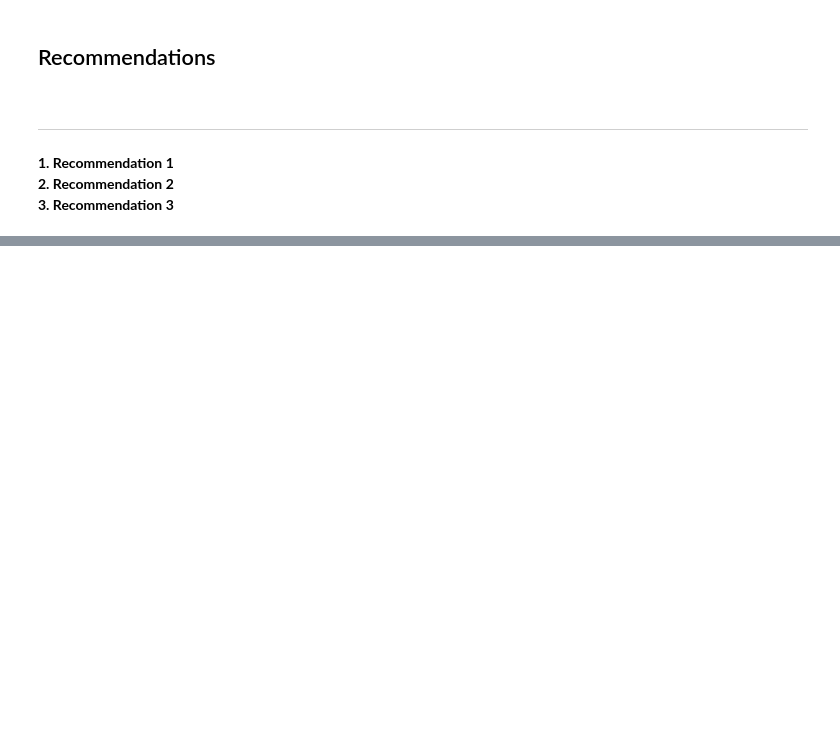
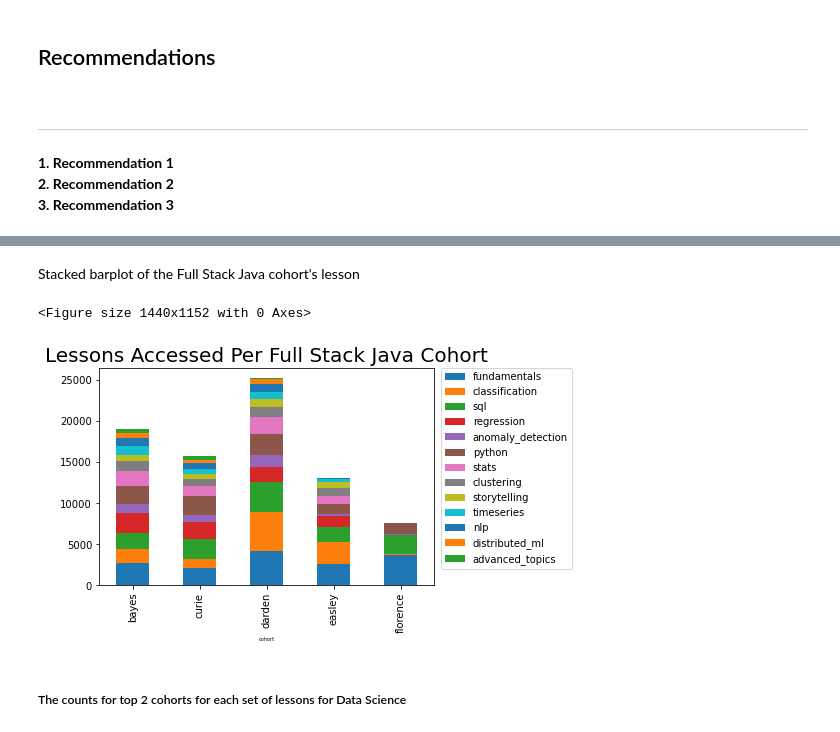
Before and after one commit to bowen-lindsey-shiben-turner/anamoly-detection, a Jupyter notebook: group_final_notebook-checkpoint.ipynb, the cells around one changed output, grey strips where cells are left out. Saved outputs shown, nothing was run; the diff lists cells and outputs as text; code cells hidden in the pictures; blank space fills up the shorter version.

Commit message:
Added latest jason_mvp, updated group_final nb from mvp, added function comment to top of prepare.py file

```diff
--- a/group_final_notebook-checkpoint.ipynb
+++ b/group_final_notebook-checkpoint.ipynb
@@ -643,0 +1414,5 @@ Front end programming sample size is `too small` to properly define as having a
+# %%
+# groups the 'cohort' column by the number of corresponding values in the
+# 'path' column in descending order
+q2_ds_advanced_topics_groupby = q2_ds_advanced_topics.groupby('cohort')['path'].count()
+q2_ds_advanced_topics_groupby
@@ -643,0 +1427,3 @@ Front end programming sample size is `too small` to properly define as having a
+# %%
+# assigns name to series
+q2_ds_advanced_topics_groupby.name = 'advanced_topics'
@@ -643,0 +1665,10 @@ Front end programming sample size is `too small` to properly define as having a
+# %%
+# list of names of ds series groupbys
+q2_ds_lesson_dfs_groupby = [q2_ds_fundamentals_groupby, q2_ds_classification_groupby, q2_ds_sql_groupby,
+                    q2_ds_regression_groupby, q2_ds_anomaly_detection_groupby, q2_ds_python_groupby,
+                    q2_ds_stats_groupby, q2_ds_clustering_groupby, q2_ds_storytelling_groupby,
+                    q2_ds_timeseries_groupby, q2_ds_nlp_groupby, q2_ds_distributed_ml_groupby,
+                    q2_ds_advanced_topics_groupby]
+# %%
+q2_ds_combined_lessons = pd.concat(q2_ds_lesson_dfs_groupby, axis=1)
+q2_ds_combined_lessons
@@ -643,0 +1683,15 @@ Front end programming sample size is `too small` to properly define as having a
+# %% [markdown]
+Stacked barplot of the Full Stack Java cohort's lesson
+# %%
+# Plots a barplot of number of entries for all Full Stack Java cohorts
+plt.figure(figsize=(20, 16))
+q2_ds_combined_lessons.plot.bar(stacked=True)
+plt.legend(bbox_to_anchor=(1.02, 1), loc='upper left', borderaxespad=0)
+plt.xticks(rotation = 90)
+plt.title("Lessons Accessed Per Full Stack Java Cohort")
+plt.show()
+# %% [output]
+<Figure size 1440x1152 with 0 Axes>
+[figure, added]
+# %% [markdown]
+##### The counts for top 2 cohorts for each set of lessons for Data Science
```
Also changed, not shown: parts of 170 cells of this notebook, 2 other files.
